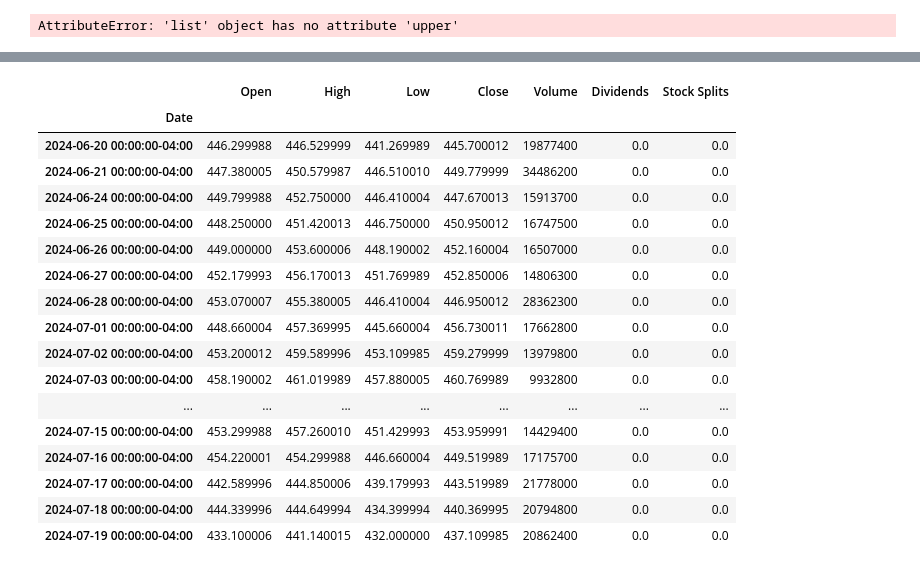
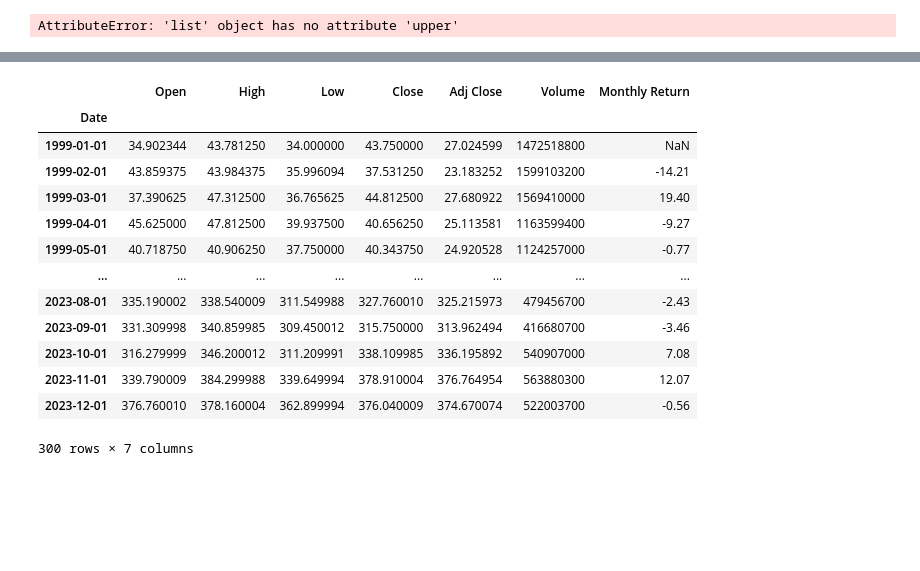
Before and after one commit to Herb-sh/sustainability_portfolio_optimisation, a Jupyter notebook: notebooks/test.ipynb, the cells around one changed output, grey strips where cells are left out. Drawn from its saved outputs; the diff is of its cells as text; code cells hidden in the pictures; blank space fills up the shorter version.

```diff
--- a/notebooks/test.ipynb
+++ b/notebooks/test.ipynb
@@ -47,7 +47,6 @@ tickers.tickers['msft'].info
 pd.DataFrame(hist)
 # %%
 #data = yf.download("MSFT", period="1mo") # start="2022-01-01", end=None
-data = yf.download("msft", start="1999-01-01", end=None, interval="1mo")
-data
+data = yf.download("msft", start="1999-01-01", end='2024-01-01', interval="1mo")
 # %% [output]
 [*********************100%%**********************]  1 of 1 completed
@@ -68,24 +66,19 @@ data
-# %%
-# get historical market data
-msft = yf.Ticker("MSFT")
-hist = msft.history(period="1mo")
-hist
-# %% [output]
-|  | Open | High | Low | Close | Volume | Dividends | Stock Splits |
-| Date |  |  |  |  |  |  |  |
-| 2024-06-20 00:00:00-04:00 | 446.299988 | 446.529999 | 441.269989 | 445.700012 | 19877400 | 0.0 | 0.0 |
-| 2024-06-21 00:00:00-04:00 | 447.380005 | 450.579987 | 446.510010 | 449.779999 | 34486200 | 0.0 | 0.0 |
-| 2024-06-24 00:00:00-04:00 | 449.799988 | 452.750000 | 446.410004 | 447.670013 | 15913700 | 0.0 | 0.0 |
-| 2024-06-25 00:00:00-04:00 | 448.250000 | 451.420013 | 446.750000 | 450.950012 | 16747500 | 0.0 | 0.0 |
-| 2024-06-26 00:00:00-04:00 | 449.000000 | 453.600006 | 448.190002 | 452.160004 | 16507000 | 0.0 | 0.0 |
-| 2024-06-27 00:00:00-04:00 | 452.179993 | 456.170013 | 451.769989 | 452.850006 | 14806300 | 0.0 | 0.0 |
-| 2024-06-28 00:00:00-04:00 | 453.070007 | 455.380005 | 446.410004 | 446.950012 | 28362300 | 0.0 | 0.0 |
-| 2024-07-01 00:00:00-04:00 | 448.660004 | 457.369995 | 445.660004 | 456.730011 | 17662800 | 0.0 | 0.0 |
-| 2024-07-02 00:00:00-04:00 | 453.200012 | 459.589996 | 453.109985 | 459.279999 | 13979800 | 0.0 | 0.0 |
-| 2024-07-03 00:00:00-04:00 | 458.190002 | 461.019989 | 457.880005 | 460.769989 | 9932800 | 0.0 | 0.0 |
-| ... | ... | ... | ... | ... | ... | ... | ... |
-| 2024-07-15 00:00:00-04:00 | 453.299988 | 457.260010 | 451.429993 | 453.959991 | 14429400 | 0.0 | 0.0 |
-| 2024-07-16 00:00:00-04:00 | 454.220001 | 454.299988 | 446.660004 | 449.519989 | 17175700 | 0.0 | 0.0 |
-| 2024-07-17 00:00:00-04:00 | 442.589996 | 444.850006 | 439.179993 | 443.519989 | 21778000 | 0.0 | 0.0 |
-| 2024-07-18 00:00:00-04:00 | 444.339996 | 444.649994 | 434.399994 | 440.369995 | 20794800 | 0.0 | 0.0 |
-| 2024-07-19 00:00:00-04:00 | 433.100006 | 441.140015 | 432.000000 | 437.109985 | 20862400 | 0.0 | 0.0 |
+# %%
+data['Monthly Return'] = data['Adj Close'].pct_change() * 100
+data['Monthly Return'] = data['Monthly Return'].round(2).dropna()
+data
+# %% [output]
+|  | Open | High | Low | Close | Adj Close | Volume | Monthly Return |
+| Date |  |  |  |  |  |  |  |
+| 1999-01-01 | 34.902344 | 43.781250 | 34.000000 | 43.750000 | 27.024599 | 1472518800 | NaN |
+| 1999-02-01 | 43.859375 | 43.984375 | 35.996094 | 37.531250 | 23.183252 | 1599103200 | -14.21 |
+| 1999-03-01 | 37.390625 | 47.312500 | 36.765625 | 44.812500 | 27.680922 | 1569410000 | 19.40 |
+| 1999-04-01 | 45.625000 | 47.812500 | 39.937500 | 40.656250 | 25.113581 | 1163599400 | -9.27 |
+| 1999-05-01 | 40.718750 | 40.906250 | 37.750000 | 40.343750 | 24.920528 | 1124257000 | -0.77 |
+| ... | ... | ... | ... | ... | ... | ... | ... |
+| 2023-08-01 | 335.190002 | 338.540009 | 311.549988 | 327.760010 | 325.215973 | 479456700 | -2.43 |
+| 2023-09-01 | 331.309998 | 340.859985 | 309.450012 | 315.750000 | 313.962494 | 416680700 | -3.46 |
+| 2023-10-01 | 316.279999 | 346.200012 | 311.209991 | 338.109985 | 336.195892 | 540907000 | 7.08 |
+| 2023-11-01 | 339.790009 | 384.299988 | 339.649994 | 378.910004 | 376.764954 | 563880300 | 12.07 |
+| 2023-12-01 | 376.760010 | 378.160004 | 362.899994 | 376.040009 | 374.670074 | 522003700 | -0.56 |
+300 rows × 7 columns
```
Also changed, not shown: parts of 1 cell of this notebook, 4 other files.
